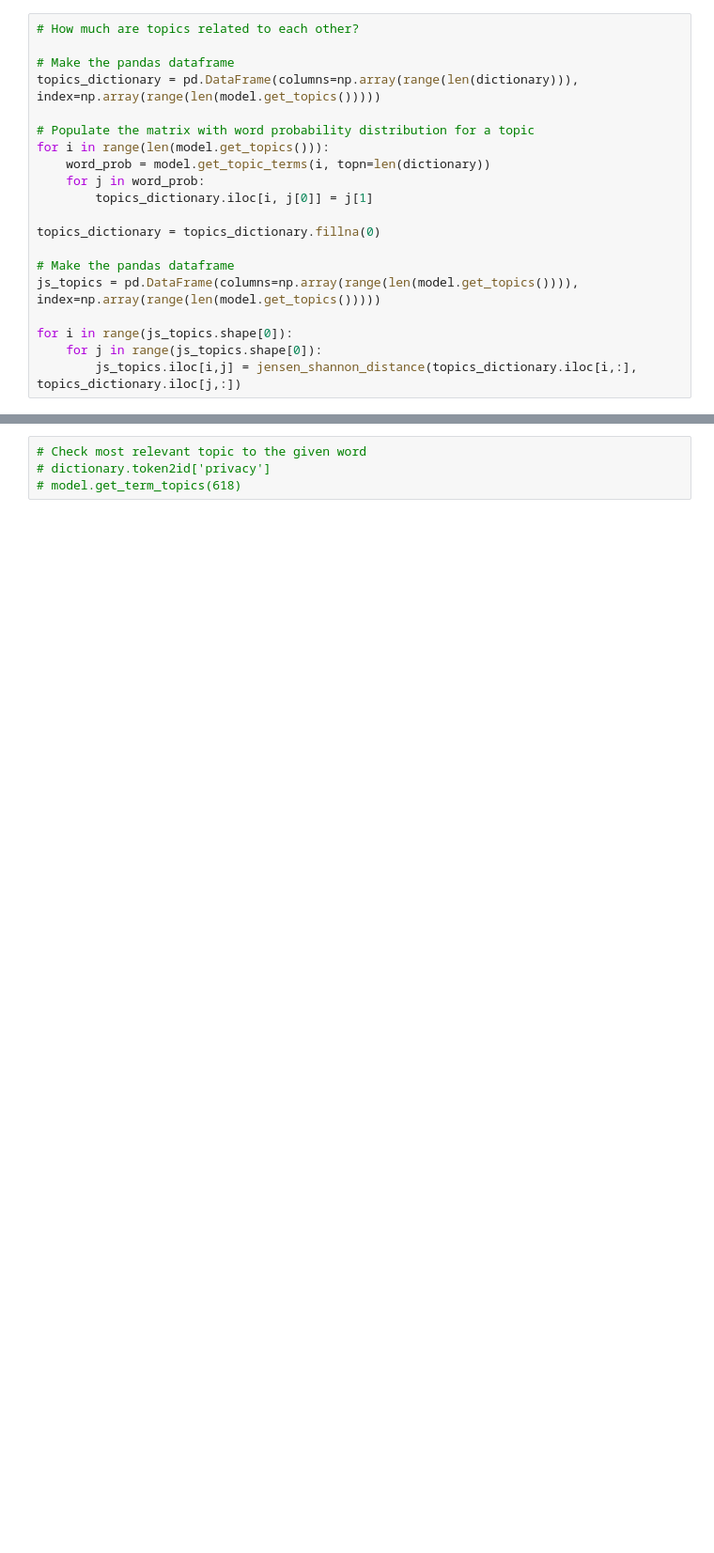
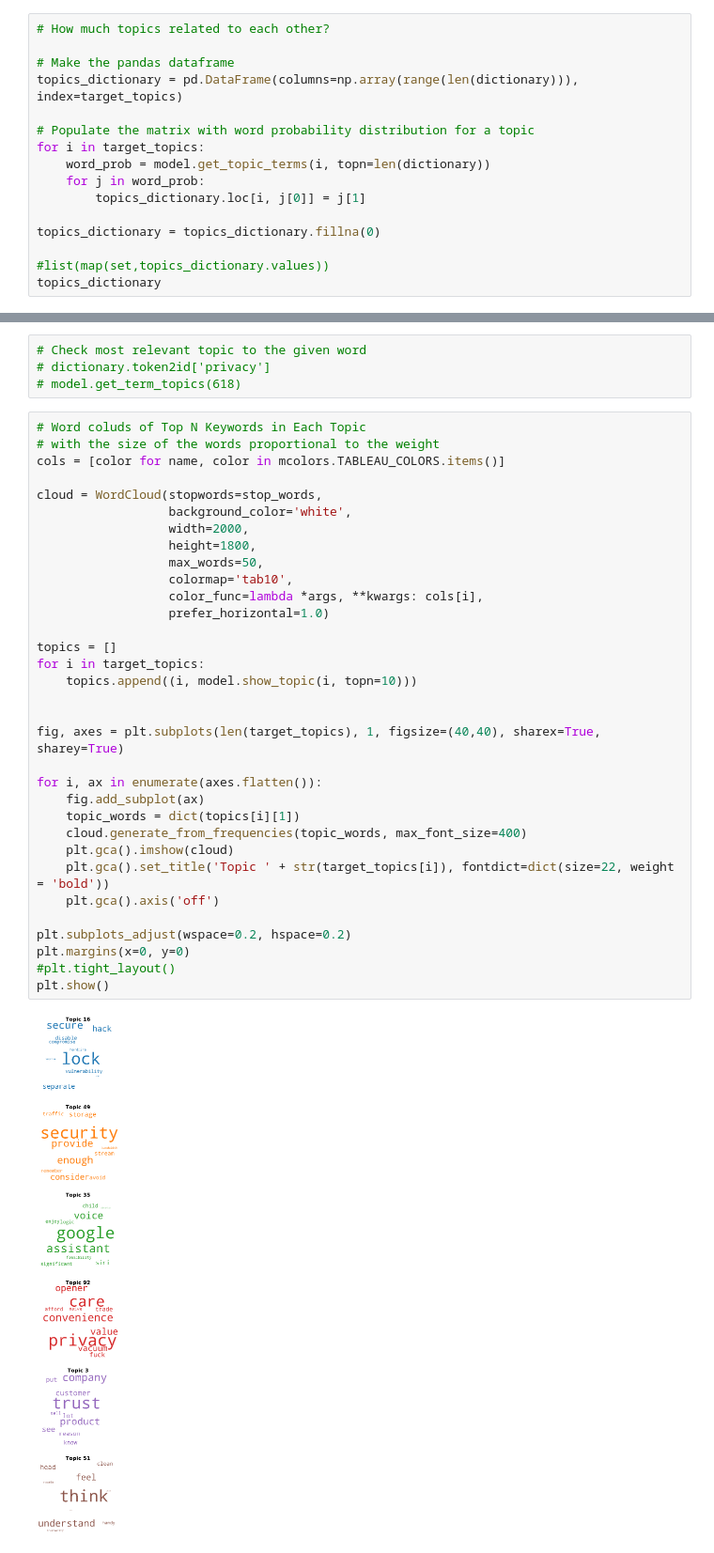
Before and after one commit to morena-au/Smart-House, a Jupyter notebook: Reddit.ipynb, the cells around one changed output, grey strips where cells are left out. Shown: that part at 94% size. Drawn from its saved outputs; the diff is of its cells as text; blank space fills up the shorter version.

```diff
--- a/Reddit.ipynb
+++ b/Reddit.ipynb
@@ -677,20 +771,16 @@ https:www.reddit.com/r/homeautomation/comments/dxmpfd/why_are_poe_devices_so_few
 # %%
-# How much are topics related to each other?
+# How much topics related to each other?
 
 # Make the pandas dataframe
-topics_dictionary = pd.DataFrame(columns=np.array(range(len(dictionary))), index=np.array(range(len(model.get_topics()))))
+topics_dictionary = pd.DataFrame(columns=np.array(range(len(dictionary))), index=target_topics)
 
 # Populate the matrix with word probability distribution for a topic
-for i in range(len(model.get_topics())):
+for i in target_topics:
     word_prob = model.get_topic_terms(i, topn=len(dictionary))
     for j in word_prob:
-        topics_dictionary.iloc[i, j[0]] = j[1]
+        topics_dictionary.loc[i, j[0]] = j[1]
 
 topics_dictionary = topics_dictionary.fillna(0)
 
-# Make the pandas dataframe
-js_topics = pd.DataFrame(columns=np.array(range(len(model.get_topics()))), index=np.array(range(len(model.get_topics()))))
-
-for i in range(js_topics.shape[0]):
-    for j in range(js_topics.shape[0]):
-        js_topics.iloc[i,j] = jensen_shannon_distance(topics_dictionary.iloc[i,:], topics_dictionary.iloc[j,:])
+#list(map(set,topics_dictionary.values))
+topics_dictionary
@@ -706,3 +841,38 @@ js_topics
 # Check most relevant topic to the given word
 # dictionary.token2id['privacy']
 # model.get_term_topics(618)
+# %%
+# Word coluds of Top N Keywords in Each Topic
+# with the size of the words proportional to the weight
+cols = [color for name, color in mcolors.TABLEAU_COLORS.items()]
+
+cloud = WordCloud(stopwords=stop_words,
+                  background_color='white',
+                  width=2000,
+                  height=1800,
+                  max_words=50,
+                  colormap='tab10',
+                  color_func=lambda *args, **kwargs: cols[i],
+                  prefer_horizontal=1.0)
+
+topics = []
+for i in target_topics:
+    topics.append((i, model.show_topic(i, topn=10)))
+
+
+fig, axes = plt.subplots(len(target_topics), 1, figsize=(40,40), sharex=True, sharey=True)
+
+for i, ax in enumerate(axes.flatten()):
+    fig.add_subplot(ax)
+    topic_words = dict(topics[i][1])
+    cloud.generate_from_frequencies(topic_words, max_font_size=400)
+    plt.gca().imshow(cloud)
+    plt.gca().set_title('Topic ' + str(target_topics[i]), fontdict=dict(size=22, weight = 'bold'))
+    plt.gca().axis('off')
+
+plt.subplots_adjust(wspace=0.2, hspace=0.2)
+plt.margins(x=0, y=0)
+#plt.tight_layout()
+plt.show()
+# %% [output]
+[figure, added]
```
Also changed, not shown: parts of 36 cells of this notebook.
